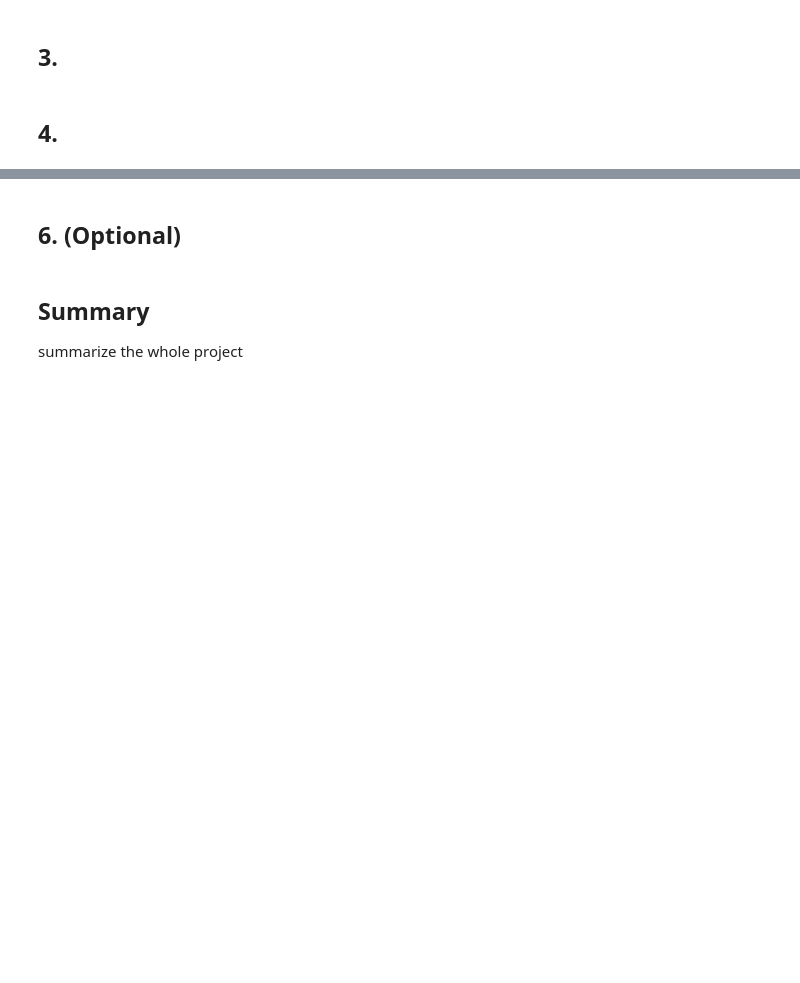
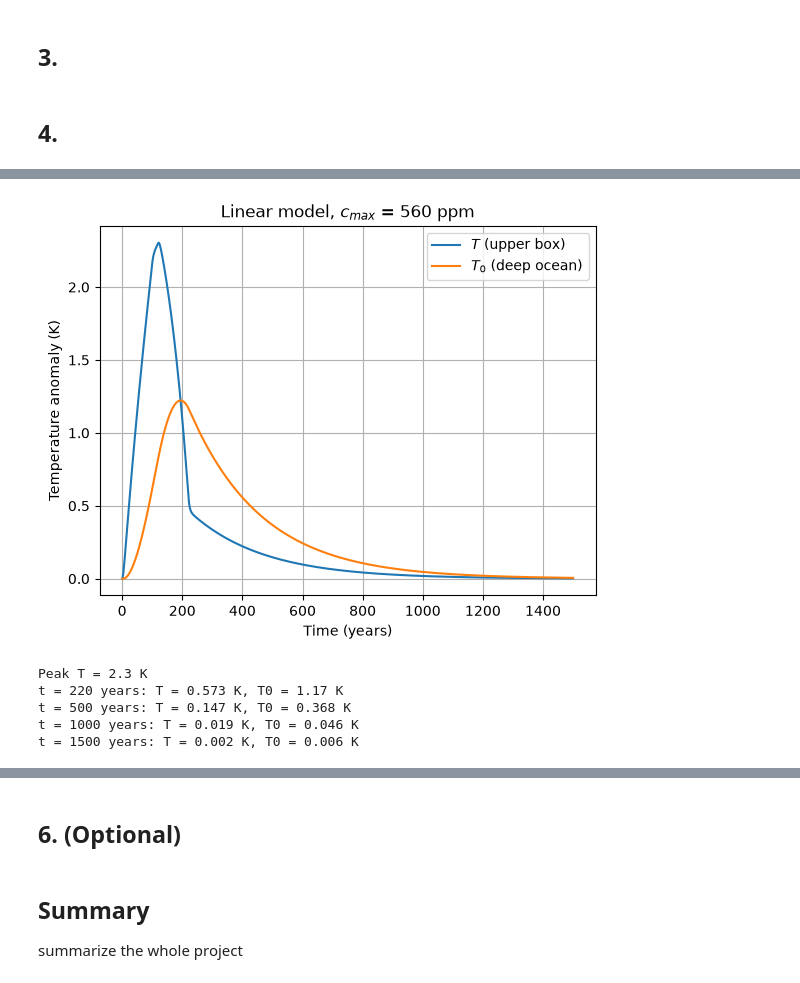
Before and after one commit to JoneVB/MOD300_Prosjekt1, a Jupyter notebook: project-2/project2.ipynb, the cells around one changed output, grey strips where cells are left out. Saved outputs shown, nothing was run; the diff lists cells and outputs as text; code cells hidden in the pictures; blank space fills up the shorter version.

```diff
--- a/project-2/project2.ipynb
+++ b/project-2/project2.ipynb
@@ -423,0 +480,44 @@ In this exercise we built our own ODE solver and checked that we can trust it. .
+# %%
+def co2_pathway(t, c_max):
+    if t < 100:
+        return 280 + (c_max - 280) * t / 100  # CO2 rises
+    elif t < 120:
+        return c_max  # CO2 is held at the peak
+    elif t < 220:
+        return c_max - (c_max - 280) * (t - 120) / 100  # CO2 falls back
+    else:
+        return 280.0  # back to pre-industrial
+
+
+def run_pathway(rhs, model, c_max, t):
+    def forcing(time):
+        return co2_forcing(co2_pathway(time, c_max))
+
+    y0 = np.array([0.0, 0.0])  # start in pre-industrial equilibrium
+    return solver(rhs, y0, t, model, forcing)
+
+
+model_linear = TwoBoxModel()
+t_path = np.arange(0, 1500.5, 0.5)  # 1500 years with h = 0.5 year
+solution_linear = run_pathway(ebm_rhs, model_linear, 560, t_path)
+
+plt.plot(t_path, solution_linear[:, 0], label="$T$ (upper box)")
+plt.plot(t_path, solution_linear[:, 1], label="$T_0$ (deep ocean)")
+plt.xlabel("Time (years)")
+plt.ylabel("Temperature anomaly (K)")
+plt.title("Linear model, $c_{max}$ = 560 ppm")
+plt.legend()
+plt.grid()
+plt.show()
+
+print("Peak T =", round(np.max(solution_linear[:, 0]), 2), "K")
+for year in [220, 500, 1000, 1500]:
+    T, T0 = solution_linear[int(year / 0.5)]
+    print("t =", year, "years: T =", round(T, 3), "K, T0 =", round(T0, 3), "K")
+# %% [output]
+[figure, added]
+Peak T = 2.3 K
+t = 220 years: T = 0.573 K, T0 = 1.17 K
+t = 500 years: T = 0.147 K, T0 = 0.368 K
+t = 1000 years: T = 0.019 K, T0 = 0.046 K
+t = 1500 years: T = 0.002 K, T0 = 0.006 K
```
Also changed, not shown: parts of 44 cells of this notebook, 4 other files.
